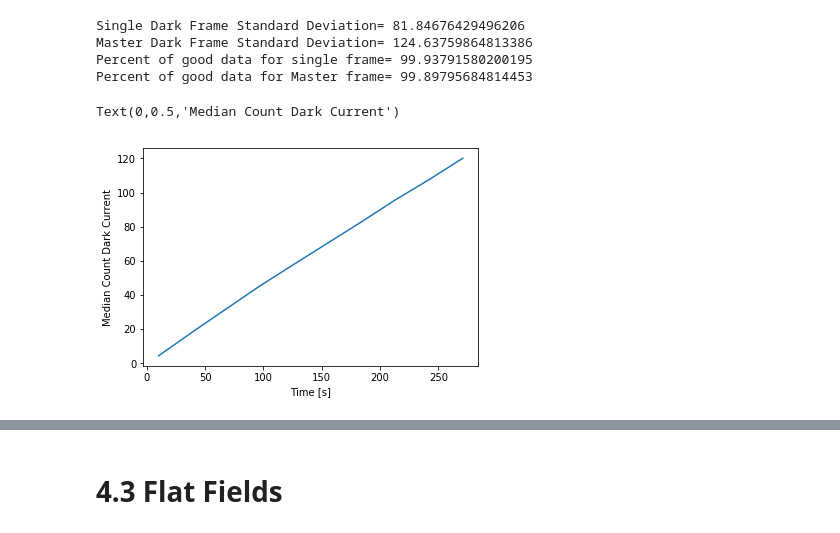
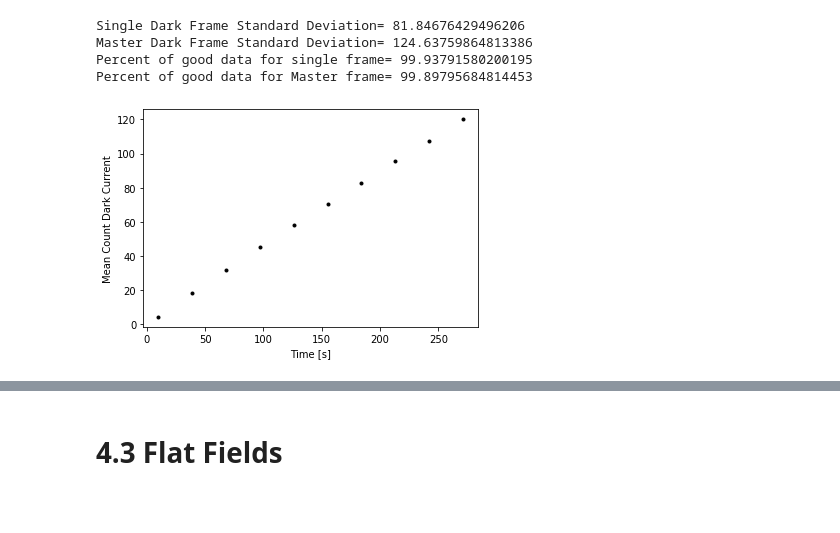
Before and after one commit to astro-kjc/AST443, a Jupyter notebook: Lab0/Lab0.ipynb, the cells around one changed output, grey strips where cells are left out. Drawn from its saved outputs; the diff is of its cells as text; code cells hidden in the pictures; blank space fills up the shorter version.

```diff
--- a/Lab0/Lab0.ipynb
+++ b/Lab0/Lab0.ipynb
@@ -164,16 +163,16 @@ Master Dark Frame Standard Deviation= 124.63759864813386
 Percent of good data for single frame= 99.93791580200195
 Percent of good data for Master frame= 99.89795684814453
 # %%
-median_dark_currents = []
-for i in range(10):
-    median_dark_currents.append(sum(dark[i]-master_bias)/len(dark[i]))
+dark_red = [frame - master_bias for frame in dark]
+dark_mean = [frame.mean() for frame in dark_red]
+dark_mean = dark_mean[:10]
 
-#median_dark_current = sum(dark_currents[:])/10
+dark_std = [(frame.mean() / len(frame))**0.5 for frame in dark_red]
+dark_std = dark_std[:10]
 
-times = [10,39,68,97,126,155,184,213,242,271]
-plt.plot(times,median_dark_currents)
+times = np.array([10,39,68,97,126,155,184,213,242,271])
+plt.errorbar(times, dark_mean, yerr=dark_std, fmt="k.")
 plt.xlabel("Time [s]")
-plt.ylabel("Median Count Dark Current")
+plt.ylabel("Mean Count Dark Current");
 # %% [output]
-Text(0,0.5,'Median Count Dark Current')
-[figure, old version]
+[figure, new version]
```
Also changed, not shown: parts of 7 cells of this notebook.
